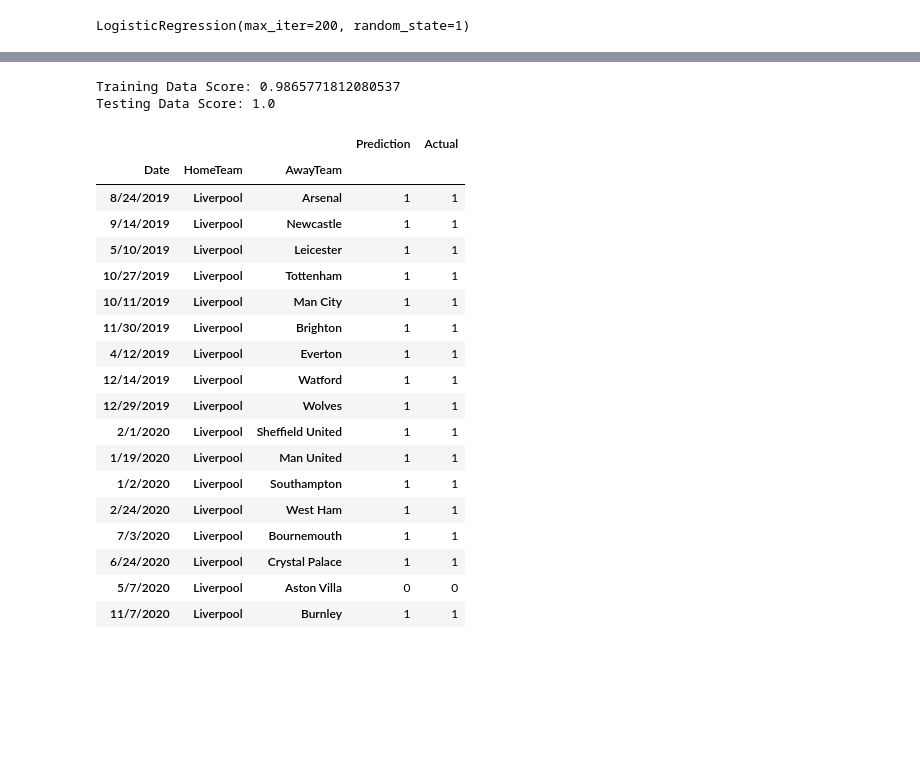
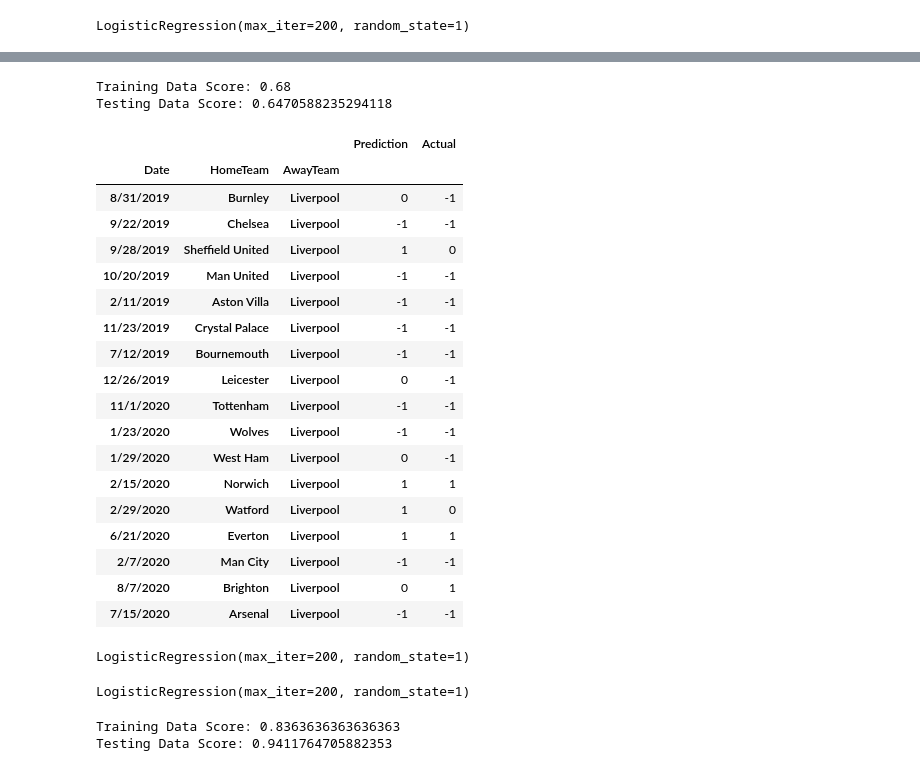
Before and after one commit to CHIUZXCV/Project-2, a Jupyter notebook: master.ipynb, the cells around one changed output, grey strips where cells are left out. Saved outputs shown, nothing was run; the diff lists cells and outputs as text; code cells hidden in the pictures; blank space fills up the shorter version.

Commit message:
Updated ML models to run Correctly

```diff
--- a/master.ipynb
+++ b/master.ipynb
@@ -419,3 +431,9 @@ X_test = liverpool_home_t.drop(columns="Result")
+# %%
+#Declare Dependent/Independent Variables
+lpa_y_train = liverpool_away['Result']
+lpa_X_train = liverpool_away[['FT_AwayGoals', 'HT_AwayGoals','AwayShotsonTarget', 'AwayFouls','AwayYellowCards', 'AwayRedCards','Bet365_AwayWin_Odds', 'WilliamHill_AwayWin_Odds']]
+lpa_y_test = liverpool_away_t['Result']
+lpa_X_test = liverpool_away_t[['FT_AwayGoals', 'HT_AwayGoals','AwayShotsonTarget', 'AwayFouls','AwayYellowCards', 'AwayRedCards','Bet365_AwayWin_Odds', 'WilliamHill_AwayWin_Odds']]
 # %%
 from sklearn.linear_model import LogisticRegression
 classifier = LogisticRegression(solver='lbfgs',
@@ -425,5 +443,5 @@ classifier
 # %% [output]
 LogisticRegression(max_iter=200, random_state=1)
 # %%
-classifier.fit(X_train, y_train)
+classifier.fit(lpa_X_train, lpa_y_train)
 # %% [output]
@@ -438,30 +449,30 @@ LogisticRegression(max_iter=200, random_state=1)
 # %%
-print(f"Training Data Score: {classifier.score(X_train, y_train)}")
-print(f"Testing Data Score: {classifier.score(X_test, y_test)}")
+print(f"Training Data Score: {classifier.score(lpa_X_train, lpa_y_train)}")
+print(f"Testing Data Score: {classifier.score(lpa_X_test, lpa_y_test)}")
 # %% [output]
-Training Data Score: 0.9865771812080537
-Testing Data Score: 1.0
+Training Data Score: 0.68
+Testing Data Score: 0.6470588235294118
 # %%
-predictions = classifier.predict(X_test)
-results = pd.DataFrame({"Prediction": predictions, "Actual": y_test})
+predictions = classifier.predict(lpa_X_test)
+results = pd.DataFrame({"Prediction": predictions, "Actual": lpa_y_test})
 results.head(20)
 # %% [output]
 |  |  |  | Prediction | Actual |
 | Date | HomeTeam | AwayTeam |  |  |
-| 8/24/2019 | Liverpool | Arsenal | 1 | 1 |
-| 9/14/2019 | Liverpool | Newcastle | 1 | 1 |
-| 5/10/2019 | Liverpool | Leicester | 1 | 1 |
-| 10/27/2019 | Liverpool | Tottenham | 1 | 1 |
-| 10/11/2019 | Liverpool | Man City | 1 | 1 |
-| 11/30/2019 | Liverpool | Brighton | 1 | 1 |
-| 4/12/2019 | Liverpool | Everton | 1 | 1 |
-| 12/14/2019 | Liverpool | Watford | 1 | 1 |
-| 12/29/2019 | Liverpool | Wolves | 1 | 1 |
-| 2/1/2020 | Liverpool | Sheffield United | 1 | 1 |
-| 1/19/2020 | Liverpool | Man United | 1 | 1 |
-| 1/2/2020 | Liverpool | Southampton | 1 | 1 |
-| 2/24/2020 | Liverpool | West Ham | 1 | 1 |
-| 7/3/2020 | Liverpool | Bournemouth | 1 | 1 |
-| 6/24/2020 | Liverpool | Crystal Palace | 1 | 1 |
-| 5/7/2020 | Liverpool | Aston Villa | 0 | 0 |
-| 11/7/2020 | Liverpool | Burnley | 1 | 1 |
+| 8/31/2019 | Burnley | Liverpool | 0 | -1 |
+| 9/22/2019 | Chelsea | Liverpool | -1 | -1 |
+| 9/28/2019 | Sheffield United | Liverpool | 1 | 0 |
+| 10/20/2019 | Man United | Liverpool | -1 | -1 |
+| 2/11/2019 | Aston Villa | Liverpool | -1 | -1 |
+| 11/23/2019 | Crystal Palace | Liverpool | -1 | -1 |
+| 7/12/2019 | Bournemouth | Liverpool | -1 | -1 |
+| 12/26/2019 | Leicester | Liverpool | 0 | -1 |
+| 11/1/2020 | Tottenham | Liverpool | -1 | -1 |
+| 1/23/2020 | Wolves | Liverpool | -1 | -1 |
+| 1/29/2020 | West Ham | Liverpool | 0 | -1 |
+| 2/15/2020 | Norwich | Liverpool | 1 | 1 |
+| 2/29/2020 | Watford | Liverpool | 1 | 0 |
+| 6/21/2020 | Everton | Liverpool | 1 | 1 |
+| 2/7/2020 | Man City | Liverpool | -1 | -1 |
+| 8/7/2020 | Brighton | Liverpool | 0 | 1 |
+| 7/15/2020 | Arsenal | Liverpool | -1 | -1 |
@@ -467,0 +523,18 @@ results.head(20)
+# %%
+from sklearn.linear_model import LogisticRegression
+classifier = LogisticRegression(solver='lbfgs',
+                                max_iter=200,
+                                random_state=1)
+classifier
+# %% [output]
+LogisticRegression(max_iter=200, random_state=1)
+# %%
+classifier.fit(wvh_X_train, wvh_y_train)
+# %% [output]
+LogisticRegression(max_iter=200, random_state=1)
+# %%
+print(f"Training Data Score: {classifier.score(wvh_X_train, wvh_y_train)}")
+print(f"Testing Data Score: {classifier.score(wvh_X_test, wvh_y_test)}")
+# %% [output]
+Training Data Score: 0.8363636363636363
+Testing Data Score: 0.9411764705882353
```
Also changed, not shown: parts of 24 cells of this notebook, 8 other files.
